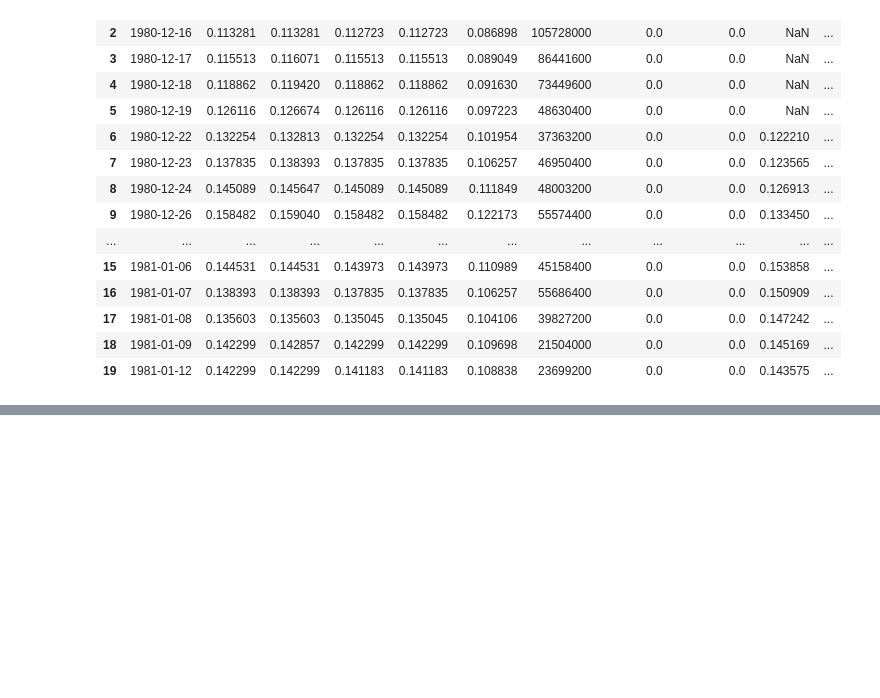
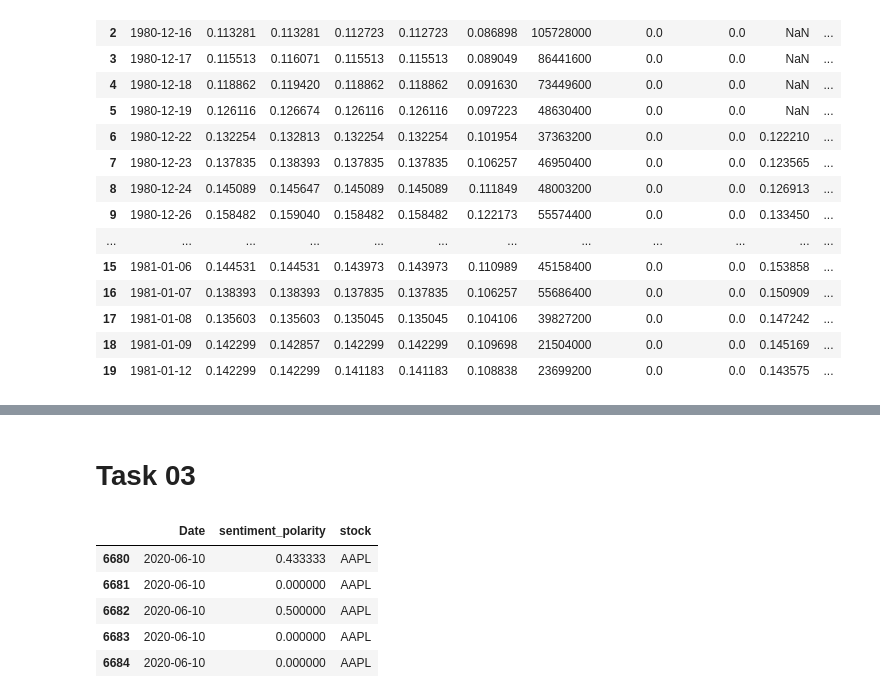
Before and after one commit to betoncloud/KAIM-Week1, a Jupyter notebook: notebooks/quantitative_analysis.ipynb, the cells around one changed output, grey strips where cells are left out. Cells and saved outputs as stored; diff of their text form; code cells hidden in the pictures; blank space fills up the shorter version.

Commit message:
adding task-03

```diff
--- a/notebooks/quantitative_analysis.ipynb
+++ b/notebooks/quantitative_analysis.ipynb
@@ -101,0 +78,21 @@ df_headline.head(200)
+# %% [markdown]
+# Task 03
+# %%
+
+from scripts.data_analyzer import convert_mixed_datetime
+from textblob import TextBlob
+
+df_headline =load_data("../data/raw_analyst_ratings.csv")
+df_headline = df_headline[df_headline['stock'] == 'AAPL']  # filter only Apple related rows from headline dataset
+df_headline["date"] = df_headline["date"].apply(convert_mixed_datetime) # groom the format inconsistency in the date column and pick only date part of it
+df_headline['sentiment_polarity'] = df_headline['headline'].apply(lambda x: TextBlob(x).sentiment.polarity) # calculate sentiment polarity
+df_headline =  df_headline[['date', 'sentiment_polarity', 'stock']]
+df_headline.columns = ['Date','sentiment_polarity','stock']
+df_headline.head()
+# %% [output]
+|  | Date | sentiment_polarity | stock |
+| 6680 | 2020-06-10 | 0.433333 | AAPL |
+| 6681 | 2020-06-10 | 0.000000 | AAPL |
+| 6682 | 2020-06-10 | 0.500000 | AAPL |
+| 6683 | 2020-06-10 | 0.000000 | AAPL |
+| 6684 | 2020-06-10 | 0.000000 | AAPL |
```
Also changed, not shown: parts of 7 cells of this notebook, 1 other file.
